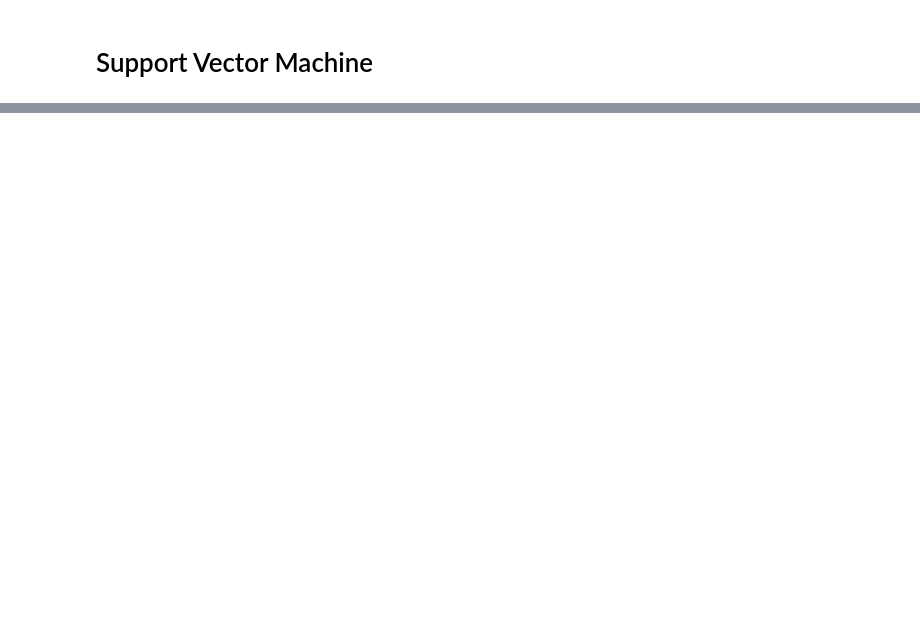
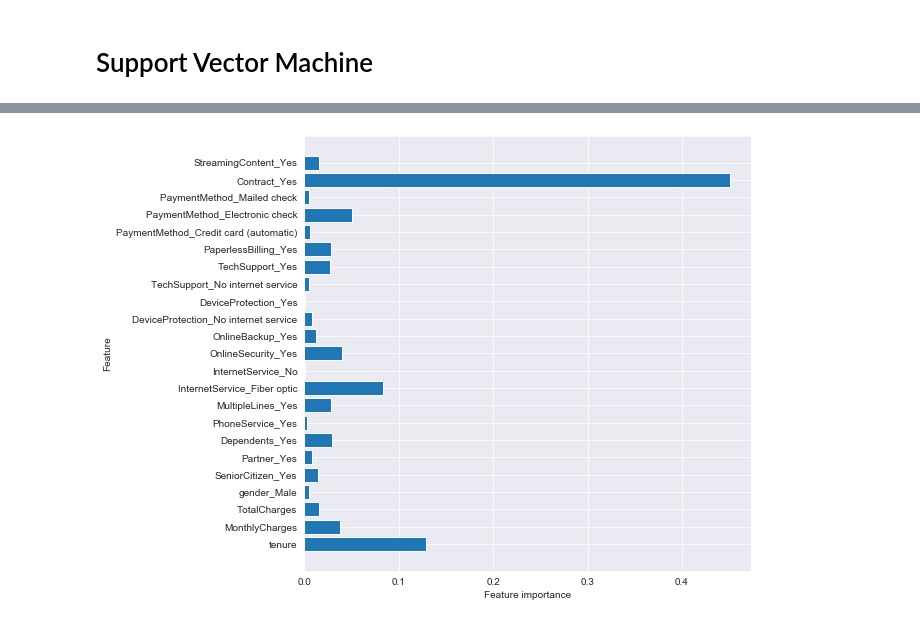
Before and after one commit to will4865/dsc-mod-3-project-v2-1-onl01-dtsc-ft-030220, a Jupyter notebook: student.ipynb, the cells around one changed output, grey strips where cells are left out. Drawn from its saved outputs; the diff is of its cells as text; code cells hidden in the pictures; blank space fills up the shorter version.

```diff
--- a/student.ipynb
+++ b/student.ipynb
@@ -1019,0 +1181,3 @@ print('Testing F1-Score: ', f1_score(y_test, y_hat_test))
+# %%
+gbc_clf = GradientBoostingClassifier()
+gbc_clf.fit(X_train_SMOTE, y_train_SMOTE)
@@ -1019,0 +1216,4 @@ print('Testing F1-Score: ', f1_score(y_test, y_hat_test))
+# %%
+plot_feature_importance(gbc_clf)
+# %% [output]
+[figure, added]
```
Also changed, not shown: parts of 128 cells of this notebook.
